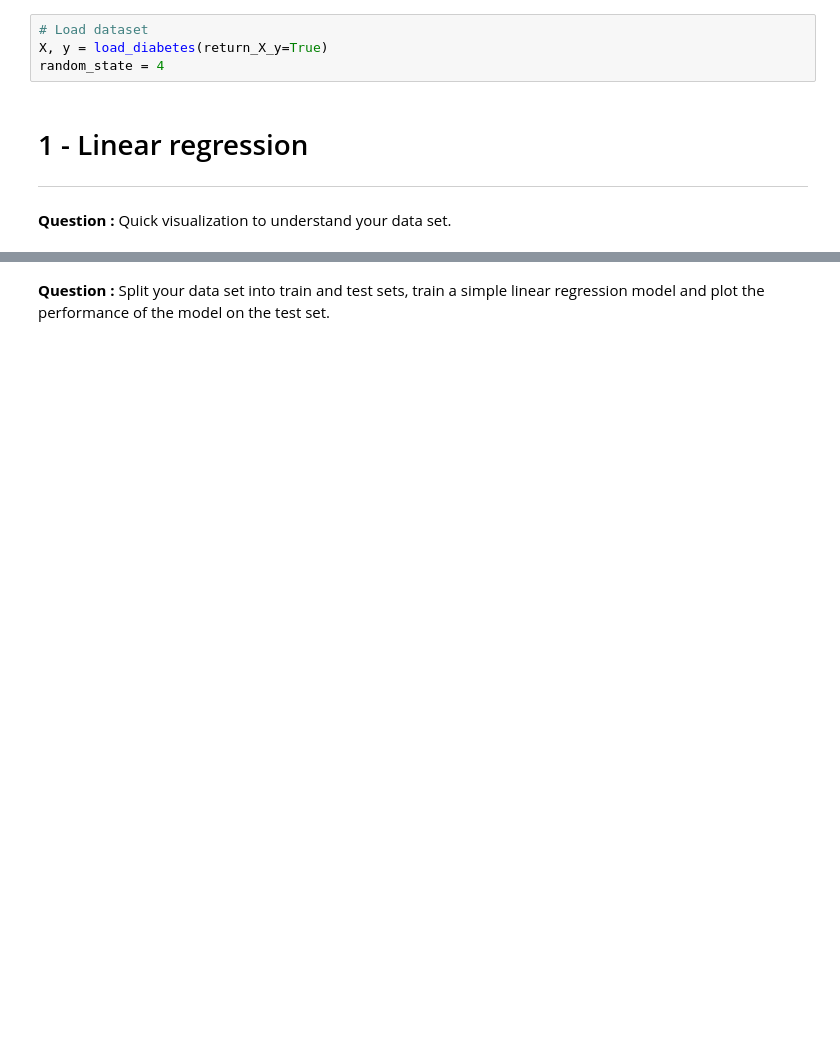
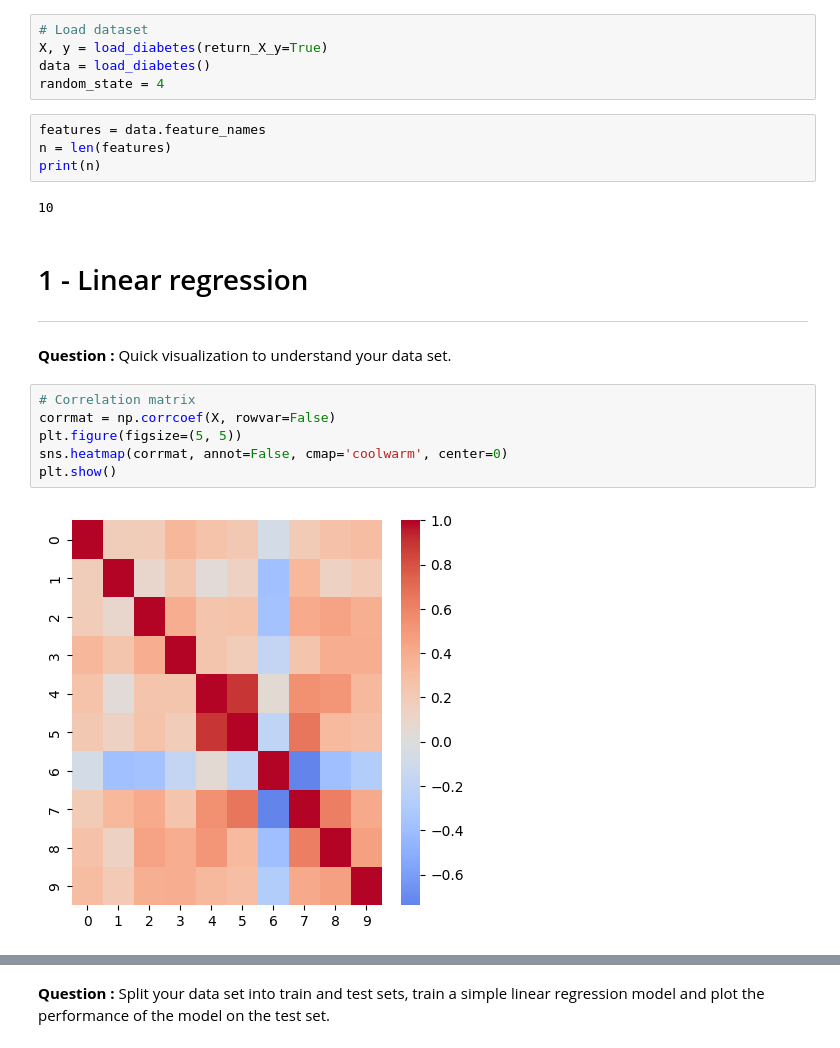
Before and after one commit to gaspardvilla/Nomades_ADA, a Jupyter notebook: Corrections/20_05_2025/20_05_2025.ipynb, the cells around one changed output, grey strips where cells are left out. Saved outputs shown, nothing was run; the diff lists cells and outputs as text; blank space fills up the shorter version.

```diff
--- a/Corrections/20_05_2025/20_05_2025.ipynb
+++ b/Corrections/20_05_2025/20_05_2025.ipynb
@@ -21,9 +24,24 @@ from sklearn.metrics import r2_score
 # %%
 # Load dataset
 X, y = load_diabetes(return_X_y=True)
+data = load_diabetes()
 random_state = 4
+# %%
+features = data.feature_names
+n = len(features)
+print(n)
+# %% [output]
+10
 # %% [markdown]
 # 1 - Linear regression
 ***
 
 **Question :** Quick visualization to understand your data set.
+# %%
+# Correlation matrix
+corrmat = np.corrcoef(X, rowvar=False)
+plt.figure(figsize=(5, 5))
+sns.heatmap(corrmat, annot=False, cmap='coolwarm', center=0)
+plt.show()
+# %% [output]
+[figure, added]
```
Also changed, not shown: parts of 14 cells of this notebook, 4 other files.
